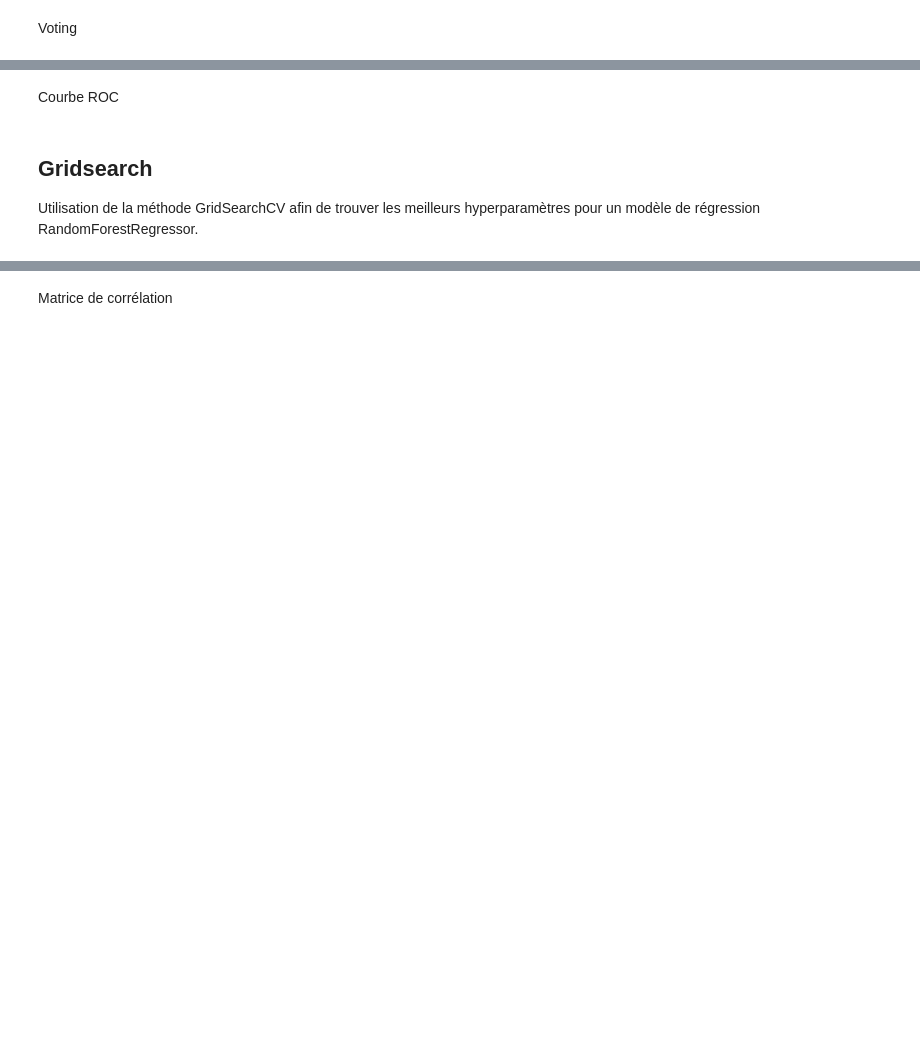
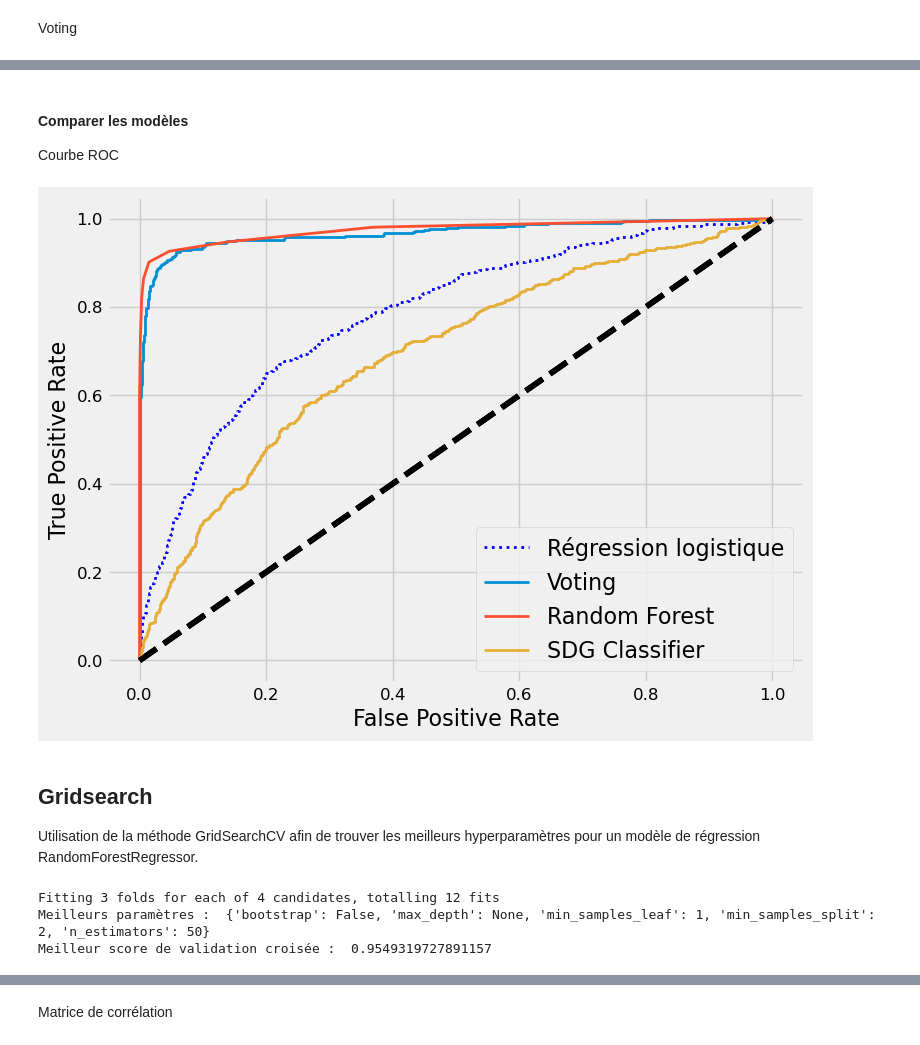
Before and after one commit to AnatholyB1/AI_A4, a Jupyter notebook: notebook/model_training_evaluation.ipynb, the cells around one changed output, grey strips where cells are left out. Cells and saved outputs as stored; diff of their text form; code cells hidden in the pictures; blank space fills up the shorter version.

Commit message:
Rédac model

```diff
--- a/notebook/model_training_evaluation.ipynb
+++ b/notebook/model_training_evaluation.ipynb
@@ -88,8 +81,8 @@ Le choix de la division 80/20 n'est pas arbitraire. Il s'agit d'une règle empir
 from sklearn.model_selection import train_test_split
 
 # Supposons que nous voulons prédire 'cat_nom__Attrition_Yes'
-y = result['cat_ord__Attrition']
-X = result.drop(['cat_ord__Attrition'], axis=1)
+y = result['Attrition']
+X = result.drop(['Attrition'], axis=1)
 
 X_train, X_test, y_train, y_test = train_test_split(X, y, test_size=0.2, random_state=42)
 # %%
@@ -198,25 +221,31 @@ train_model(forest_reg)
 from sklearn.metrics import confusion_matrix, precision_score, recall_score, f1_score, accuracy_score, precision_recall_curve, roc_curve
 from sklearn.model_selection import cross_val_predict
 
+# Affiche le graphique de la précision et recall en fonction du seuil
 def plot_precision_recall_vs_threshold(precisions, recalls, thresholds):
+    plt.figure(figsize=(8, 4))
     plt.plot(thresholds, precisions[:-1], "b-", label="Precision", linewidth=2)
     plt.plot(thresholds, recalls[:-1], "g-", label="Recall", linewidth=2)
     plt.xlabel("Threshold", fontsize=16)
     plt.legend(loc="upper left", fontsize=16)
-    plt.ylim([0, 1])
+    plt.show()
 
+# Affiche le graphique de la précision en fonction du recall
 def plot_precision_vs_recall(precisions, recalls):
+    plt.figure(figsize=(8, 6))
     plt.plot(recalls, precisions, "k-", linewidth=2)
     plt.xlabel("Recall", fontsize=16)
     plt.ylabel("Precision", fontsize=16)
-    plt.axis([0, 1, 0, 1])
+    plt.show()
 
+# Entraîner et évaluer le modèle puis afficher les scores
 def display_scores(model, x, y, method):
-    model.fit(x, y)
+    model.fit(x, y) # Entraîner le modèle
 
-    y_train_pred = cross_val_predict(model, x, y, cv=3)
-    y_scores = cross_val_predict(model, x, y, cv=5, method=method)
+    y_train_pred = cross_val_predict(model, x, y, cv=3) # Validation croisée
+    y_scores = cross_val_predict(model, x, y, cv=5, method=method) # Calcul des scores
 
+    # Calcul des différents indicateurs de performance
     conf_matrix = confusion_matrix(y, y_train_pred)
     precision = precision_score(y, y_train_pred)
     recall = recall_score(y, y_train_pred)
@@ -226,29 +255,27 @@ def display_scores(model, x, y, method):
 
     # Si method est "decision_function", y_scores est un tableau 1D
     if method == "decision_function":
+        # calculer précisions, recalls et seuils pour la courbe ROC
         precisions, recalls, thresholds = precision_recall_curve(y, y_scores)
         a, b, c = roc_curve(y, y_scores)
     # Si method est "predict_proba", y_scores est un tableau 2D
     else:
+        # calculer précisions, recalls et seuils pour la courbe ROC
         precisions, recalls, thresholds = precision_recall_curve(y, y_scores[:, -1])
         a, b, c = roc_curve(y, y_scores[:, -1])
 
-
+    # Affichage des indicateurs de performance
     print('Matrice de confusion : ', conf_matrix)
     print('Précision : ', precision)
     print('Recall : ', recall)
     print('F1-score : ', f1)
     print('Accuracy : ', accuracy)
 
-    plt.figure(figsize=(8, 4))
+    # Affichage des graphiques
     plot_precision_recall_vs_threshold(precisions, recalls, thresholds)
-    plt.xlim([-700000, 700000])
-    plt.show()
+    plot_precision_vs_recall(precisions, recalls)
 
-    plt.figure(figsize=(8, 6))
-    plot_precision_vs_recall(precisions, recalls)
-    plt.show()
-
+    # retourner précisions, recalls et seuils pour la courbe ROC
     return a, b, c
 # %% [markdown]
 Mélange de données
@@ -299,32 +369,33 @@ fpr_voting, tpr_voting, thresholds_voting = display_scores(voting_clf, X_train,
-# %% [markdown]
-Courbe ROC
+# %% [markdown]
+#### Comparer les modèles
+Courbe ROC
 # %%
 from sklearn.metrics import roc_curve
 
 def plot_roc_curve(fpr, tpr, label=None):
     plt.plot(fpr, tpr, linewidth=2, label=label)
     plt.plot([0, 1], [0, 1], 'k--')
-    plt.axis([0, 1, 0, 1])
     plt.xlabel('False Positive Rate', fontsize=16)
     plt.ylabel('True Positive Rate', fontsize=16)
 
-
+# Afficher le graphique
 plt.figure(figsize=(8, 6))
 plt.plot(fpr_lgr, tpr_lgr, "b:", linewidth=2, label="Régression logistique")
 plot_roc_curve(fpr_voting, tpr_voting, "Voting")
 plot_roc_curve(fpr_clf, tpr_clf, "Random Forest")
 plot_roc_curve(fpr_sdg, tpr_sdg, "SDG Classifier")
 plt.legend(loc="lower right", fontsize=16)
 plt.show()
+# %% [output]
+[figure, added]
 # %% [markdown]
 ## Gridsearch
 Utilisation de la méthode GridSearchCV afin de trouver les meilleurs hyperparamètres pour un modèle de régression RandomForestRegressor.
 # %%
-from sklearn.ensemble import RandomForestClassifier
 from sklearn.model_selection import GridSearchCV
 from sklearn.model_selection import StratifiedKFold
 
-# Définir les paramètres que vous souhaitez rechercher
+# Définir les paramètres
 param_grid = {
     'n_estimators': [50],
     'max_depth': [None, 10],
@@ -333,16 +404,17 @@ param_grid = {
     'bootstrap': [True, False]
 }
 
-# Créer une instance du classifieur RandomForestClassifier
-rf_clf = RandomForestClassifier(random_state=42)
-
-# Créer une instance de GridSearchCV
+# Créer un GridSearchCV
 grid_search = GridSearchCV(forest_clf, param_grid, cv=StratifiedKFold(n_splits=3), scoring='accuracy', verbose=1, n_jobs=-1)
 
 # Effectuer la recherche par grille sur les données d'entraînement
 grid_search.fit(X_train, y_train_yes)
 
 # Afficher les meilleurs paramètres et la performance associée
-print("Meilleurs paramètres:", grid_search.best_params_)
-print("Meilleur score de validation croisée:", grid_search.best_score_)
+print("Meilleurs paramètres : ", grid_search.best_params_)
+print("Meilleur score de validation croisée : ", grid_search.best_score_)
+# %% [output]
+Fitting 3 folds for each of 4 candidates, totalling 12 fits
+Meilleurs paramètres :  {'bootstrap': False, 'max_depth': None, 'min_samples_leaf': 1, 'min_samples_split': 2, 'n_estimators': 50}
+Meilleur score de validation croisée :  0.9549319727891157
 # %%
```
Also changed, not shown: parts of 16 cells of this notebook.
